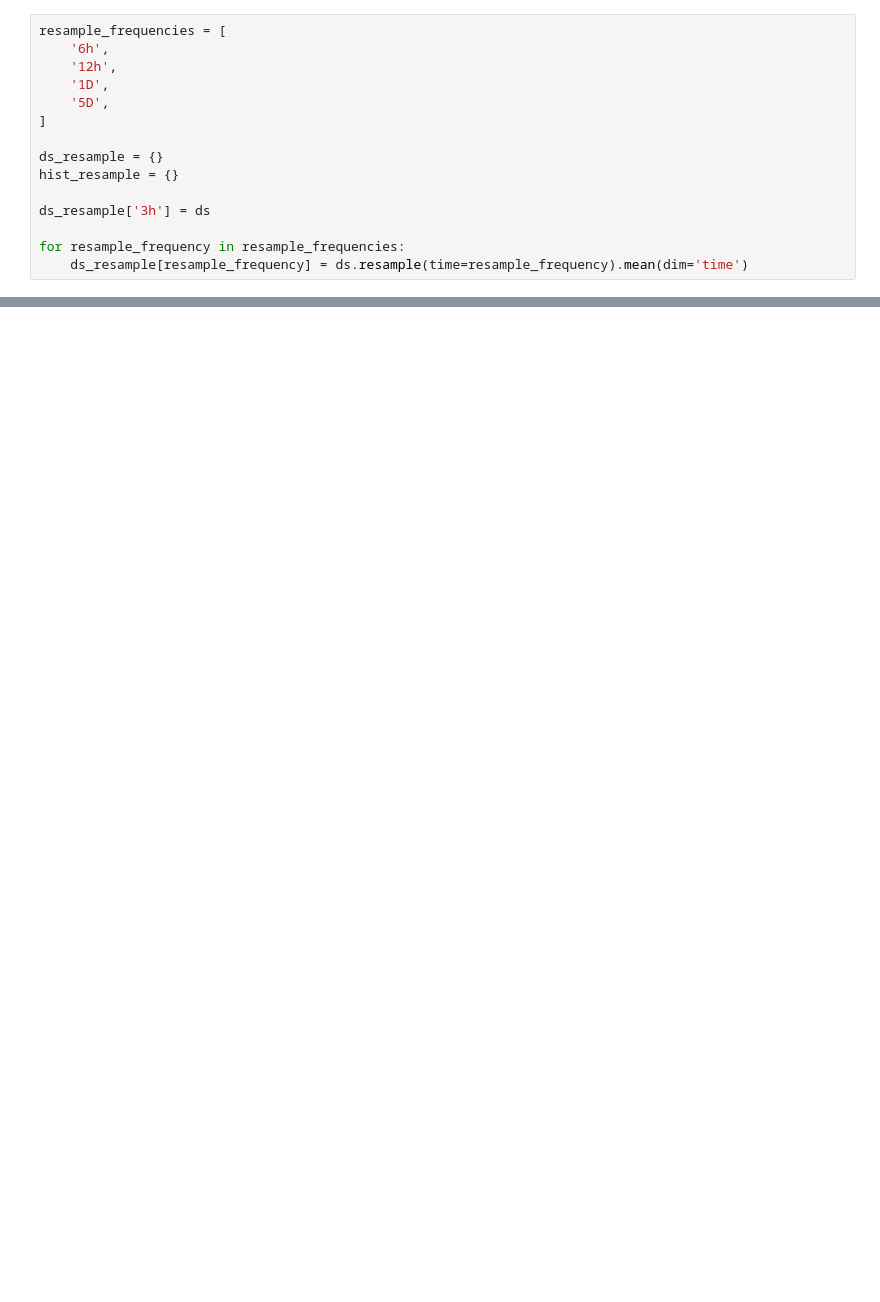
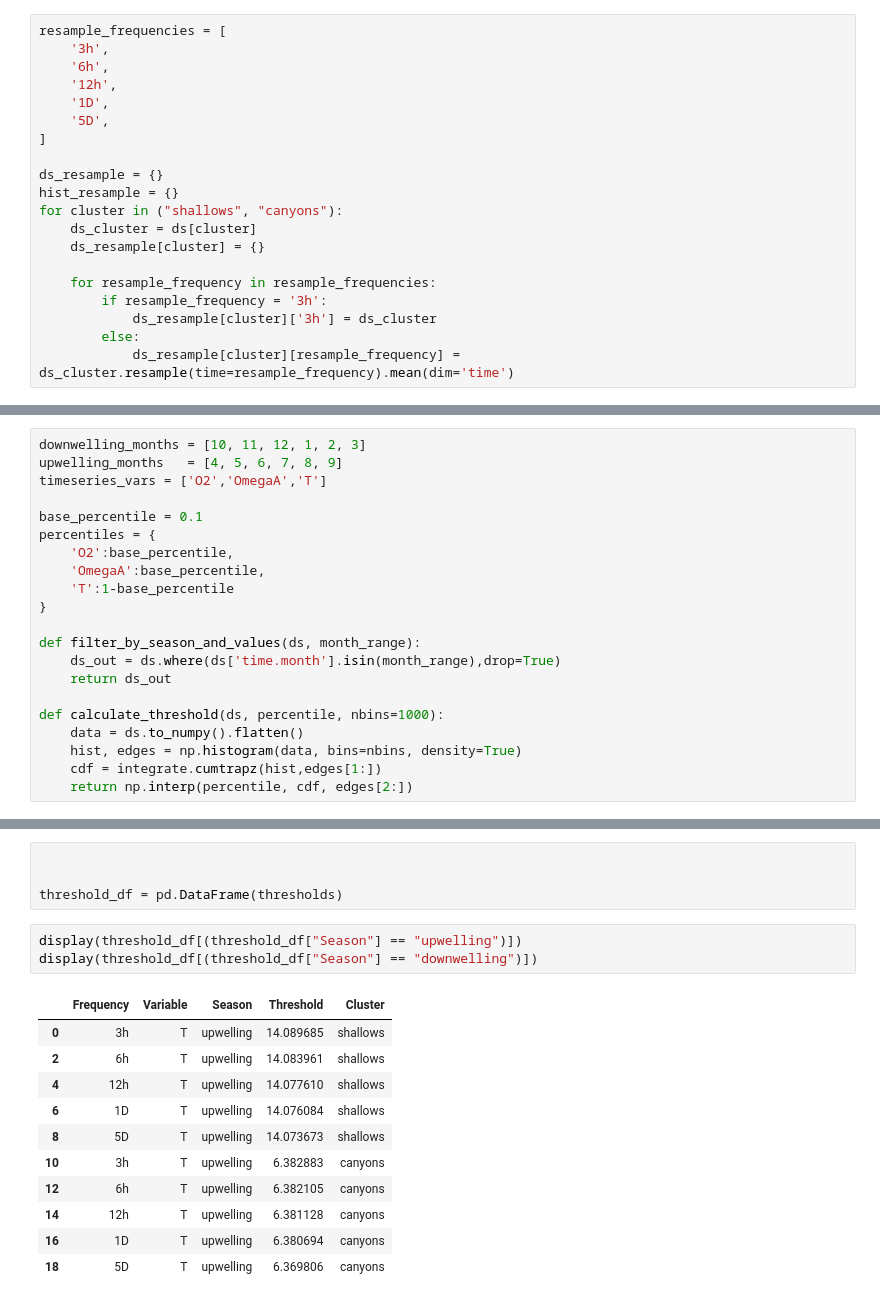
Before and after one commit to ashao/NEP36_cluster_analysis, a Jupyter notebook: compare_distributions_temporal.ipynb, the cells around one changed output, grey strips where cells are left out. Saved outputs shown, nothing was run; the diff lists cells and outputs as text; blank space fills up the shorter version.

Commit message:
Add notebooks for comparing threshold values by temporal resolution and number of clusters

```diff
--- a/compare_distributions_temporal.ipynb
+++ b/compare_distributions_temporal.ipynb
@@ -28,5 +35,6 @@ ds = xr.open_dataset(f'{datapath}/2007.nc',chunks='auto')
 # %%
 resample_frequencies = [
+    '3h',
     '6h',
     '12h',
     '1D',
@@ -35,11 +43,15 @@ resample_frequencies = [
 
 ds_resample = {}
 hist_resample = {}
+for cluster in ("shallows", "canyons"):
+    ds_cluster = ds[cluster]
+    ds_resample[cluster] = {}
 
-ds_resample['3h'] = ds
-
-for resample_frequency in resample_frequencies:
-    ds_resample[resample_frequency] = ds.resample(time=resample_frequency).mean(dim='time')
+    for resample_frequency in resample_frequencies:
+        if resample_frequency = '3h':
+            ds_resample[cluster]['3h'] = ds_cluster
+        else:
+            ds_resample[cluster][resample_frequency] = ds_cluster.resample(time=resample_frequency).mean(dim='time')
 # %%
 base_frequency = '3h'
 nbins = 50
@@ -105,0 +96,21 @@ for var in plot_variables:
+# %%
+downwelling_months = [10, 11, 12, 1, 2, 3]
+upwelling_months   = [4, 5, 6, 7, 8, 9]
+timeseries_vars = ['O2','OmegaA','T']
+
+base_percentile = 0.1
+percentiles = {
+    'O2':base_percentile,
+    'OmegaA':base_percentile,
+    'T':1-base_percentile
+}
+
+def filter_by_season_and_values(ds, month_range):
+    ds_out = ds.where(ds['time.month'].isin(month_range),drop=True)
+    return ds_out
+
+def calculate_threshold(ds, percentile, nbins=1000):
+    data = ds.to_numpy().flatten()
+    hist, edges = np.histogram(data, bins=nbins, density=True)
+    cdf = integrate.cumtrapz(hist,edges[1:])
+    return np.interp(percentile, cdf, edges[2:])
@@ -105,0 +167,19 @@ for var in plot_variables:
+# %%
+
+
+threshold_df = pd.DataFrame(thresholds)
+# %%
+display(threshold_df[(threshold_df["Season"] == "upwelling")])
+display(threshold_df[(threshold_df["Season"] == "downwelling")])
+# %% [output]
+|  | Frequency | Variable | Season | Threshold | Cluster |
+| 0 | 3h | T | upwelling | 14.089685 | shallows |
+| 2 | 6h | T | upwelling | 14.083961 | shallows |
+| 4 | 12h | T | upwelling | 14.077610 | shallows |
+| 6 | 1D | T | upwelling | 14.076084 | shallows |
+| 8 | 5D | T | upwelling | 14.073673 | shallows |
+| 10 | 3h | T | upwelling | 6.382883 | canyons |
+| 12 | 6h | T | upwelling | 6.382105 | canyons |
+| 14 | 12h | T | upwelling | 6.381128 | canyons |
+| 16 | 1D | T | upwelling | 6.380694 | canyons |
+| 18 | 5D | T | upwelling | 6.369806 | canyons |
```
Also changed, not shown: parts of 9 cells of this notebook, 6 other files.
